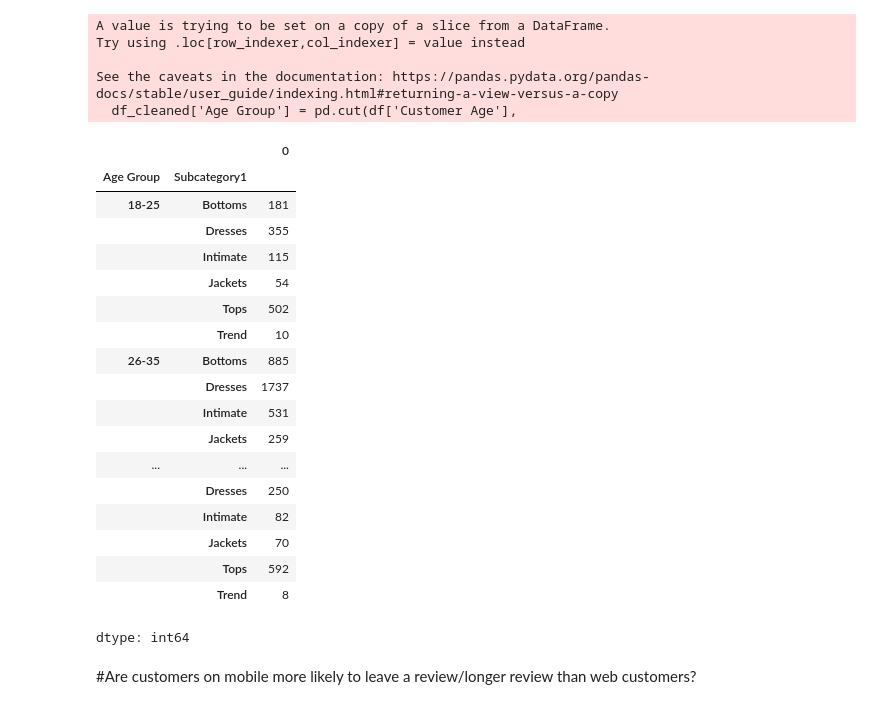
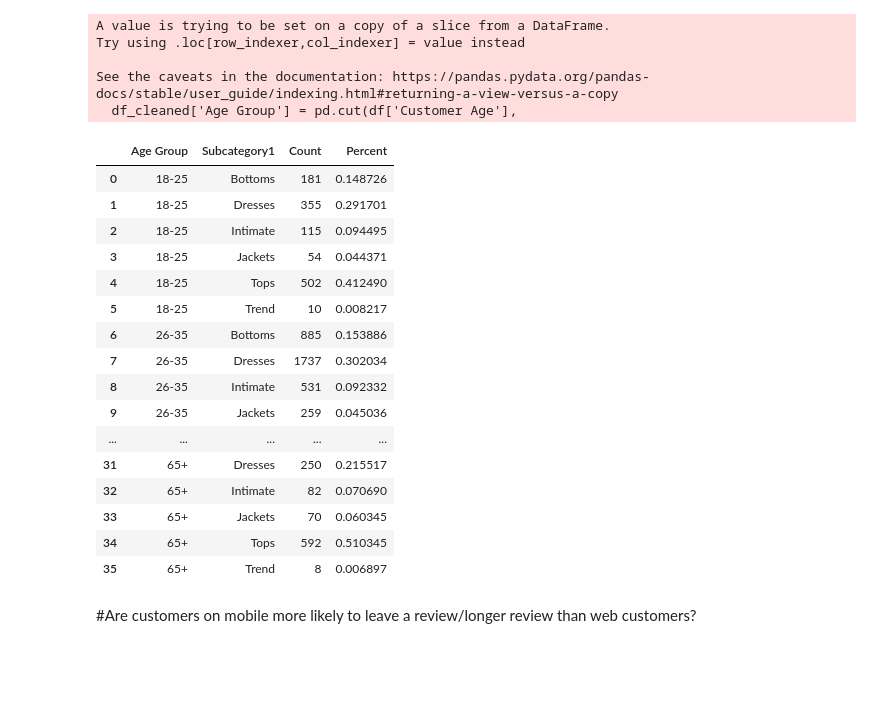
Before and after one commit to fuertesnatwit/Individual-Data-Science-Project, a Jupyter notebook: individualProject.ipynb, the cells around one changed output. Drawn from its saved outputs; the diff is of its cells as text; code cells hidden in the pictures; blank space fills up the shorter version.

```diff
--- a/individualProject.ipynb
+++ b/individualProject.ipynb
@@ -39,28 +40,28 @@ Try using .loc[row_indexer,col_indexer] = value instead
 See the caveats in the documentation: https://pandas.pydata.org/pandas-docs/stable/user_guide/indexing.html#returning-a-view-versus-a-copy
   df_cleaned['Age Group'] = pd.cut(df['Customer Age'],
 # %%
-popularity = df_cleaned.groupby(['Age Group','Subcategory1']).size()
+popularity = df_cleaned.groupby(['Age Group', 'Subcategory1']).size().reset_index(name='Count')
+popularity['Percent'] = popularity['Percent'] = popularity.groupby('Age Group')['Count']\
+                                  .transform(lambda x: x / x.sum())
 popularity
 # %% [output]
-|  |  | 0 |
-| Age Group | Subcategory1 |  |
-| 18-25 | Bottoms | 181 |
-|  | Dresses | 355 |
-|  | Intimate | 115 |
-|  | Jackets | 54 |
-|  | Tops | 502 |
-|  | Trend | 10 |
-| 26-35 | Bottoms | 885 |
-|  | Dresses | 1737 |
-|  | Intimate | 531 |
-|  | Jackets | 259 |
-| ... | ... | ... |
-|  | Dresses | 250 |
-|  | Intimate | 82 |
-|  | Jackets | 70 |
-|  | Tops | 592 |
-|  | Trend | 8 |
+|  | Age Group | Subcategory1 | Count | Percent |
+| 0 | 18-25 | Bottoms | 181 | 0.148726 |
+| 1 | 18-25 | Dresses | 355 | 0.291701 |
+| 2 | 18-25 | Intimate | 115 | 0.094495 |
+| 3 | 18-25 | Jackets | 54 | 0.044371 |
+| 4 | 18-25 | Tops | 502 | 0.412490 |
+| 5 | 18-25 | Trend | 10 | 0.008217 |
+| 6 | 26-35 | Bottoms | 885 | 0.153886 |
+| 7 | 26-35 | Dresses | 1737 | 0.302034 |
+| 8 | 26-35 | Intimate | 531 | 0.092332 |
+| 9 | 26-35 | Jackets | 259 | 0.045036 |
+| ... | ... | ... | ... | ... |
+| 31 | 65+ | Dresses | 250 | 0.215517 |
+| 32 | 65+ | Intimate | 82 | 0.070690 |
+| 33 | 65+ | Jackets | 70 | 0.060345 |
+| 34 | 65+ | Tops | 592 | 0.510345 |
+| 35 | 65+ | Trend | 8 | 0.006897 |
-dtype: int64
 # %% [markdown]
 #Are customers on mobile more likely to leave a review/longer review than web customers?
 # %%
```
Also changed, not shown: parts of 3 cells of this notebook.
